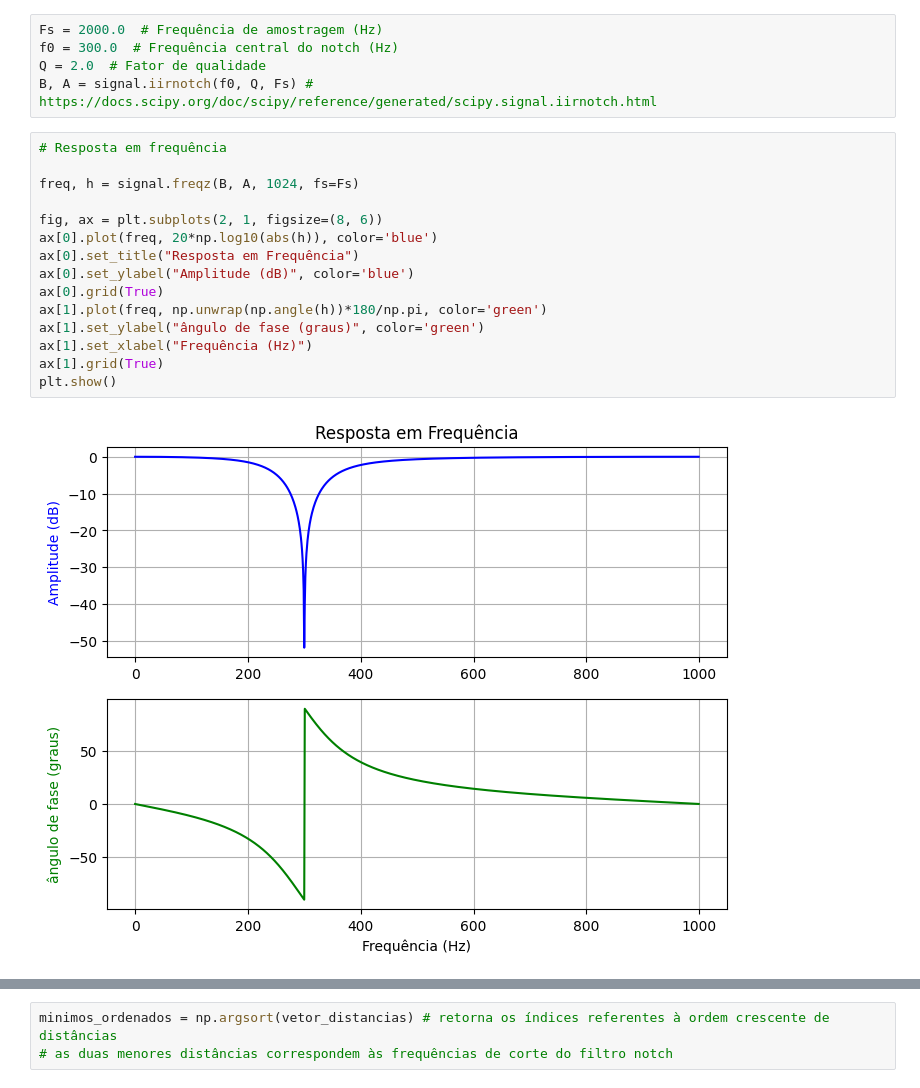
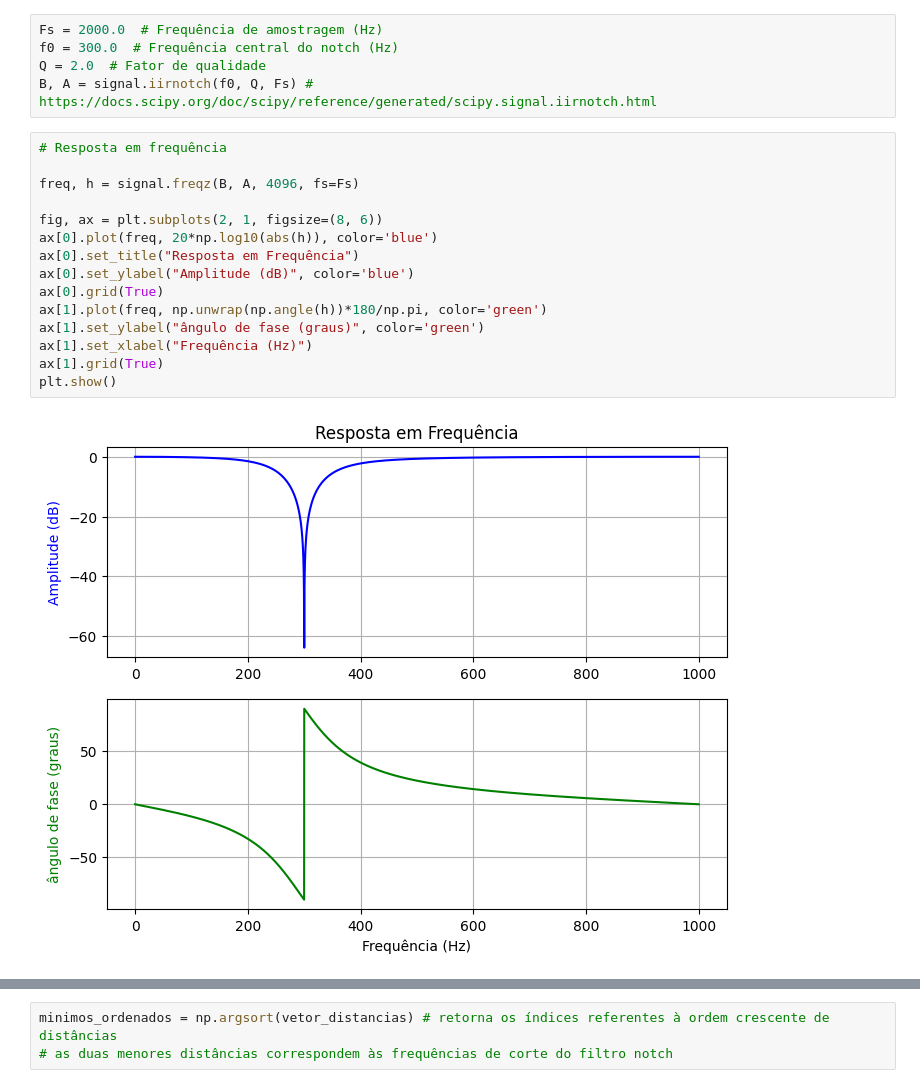
Before and after one commit to MatheusrCunha/PDS_1, a Jupyter notebook: Filtros_notch_2023_2.ipynb, the cells around one changed output, grey strips where cells are left out. Cells and saved outputs as stored; diff of their text form.

```diff
--- a/Filtros_notch_2023_2.ipynb
+++ b/Filtros_notch_2023_2.ipynb
@@ -14,20 +96,20 @@ B, A = signal.iirnotch(f0, Q, Fs) # https://docs.scipy.org/doc/scipy/reference/g
 # %%
 # Resposta em frequência
 
-freq, h = signal.freqz(B, A, 1024, fs=Fs)
+freq, h = signal.freqz(B, A, 4096, fs=Fs)
 
 fig, ax = plt.subplots(2, 1, figsize=(8, 6))
 ax[0].plot(freq, 20*np.log10(abs(h)), color='blue')
 ax[0].set_title("Resposta em Frequência")
 ax[0].set_ylabel("Amplitude (dB)", color='blue')
 ax[0].grid(True)
 ax[1].plot(freq, np.unwrap(np.angle(h))*180/np.pi, color='green')
 ax[1].set_ylabel("ângulo de fase (graus)", color='green')
 ax[1].set_xlabel("Frequência (Hz)")
 ax[1].grid(True)
 plt.show()
 # %% [output]
-[figure, old version]
+[figure, new version]
 # %%
 # Procurando as frequências de corte:
 abs_h_deslocado = abs(h) - max(abs(h)) + 1 # trazendo o topo de abs(h) para 0dB
```
Also changed, not shown: parts of 10 cells of this notebook.
